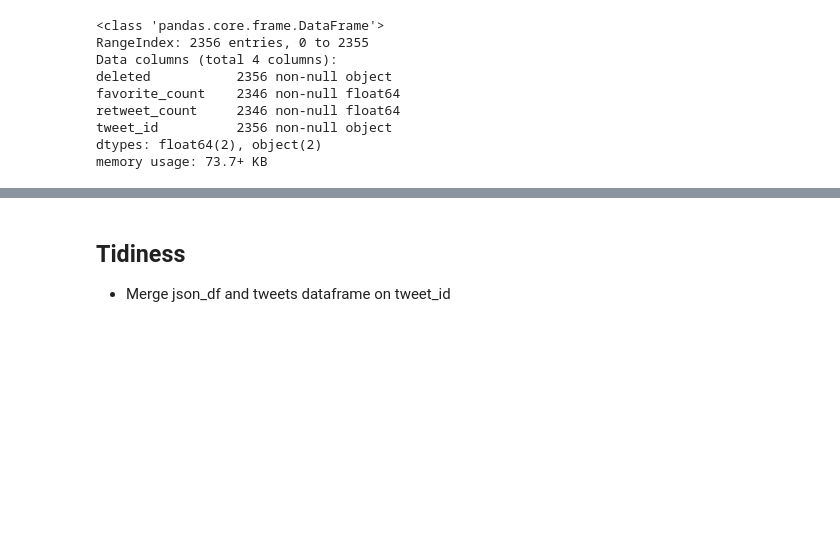
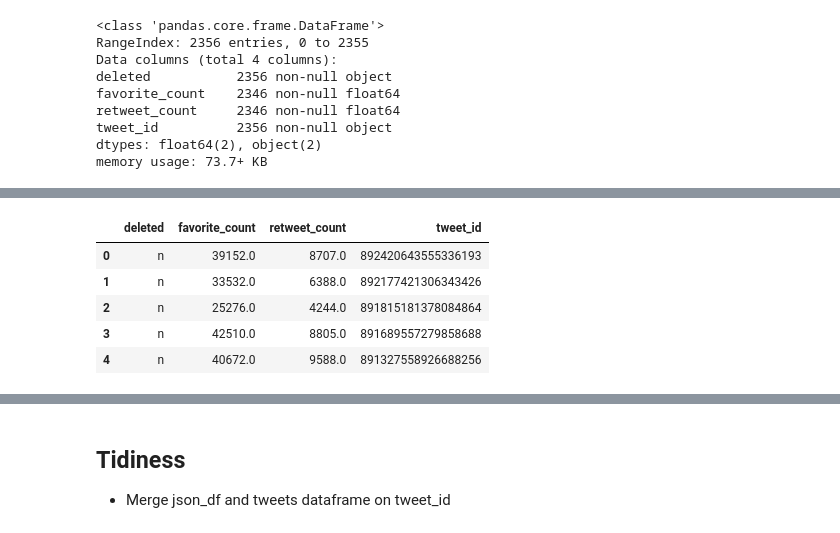
Before and after one commit to john-coletta/pupper-project, a Jupyter notebook: wrangle_act.ipynb, the cells around one changed output, grey strips where cells are left out. Cells and saved outputs as stored; diff of their text form; code cells hidden in the pictures; blank space fills up the shorter version.

```diff
--- a/wrangle_act.ipynb
+++ b/wrangle_act.ipynb
@@ -191,0 +215,9 @@ tweets.timestamp = pd.to_datetime(tweets.timestamp, infer_datetime_format = True
+# %%
+json_df.head()
+# %% [output]
+|  | deleted | favorite_count | retweet_count | tweet_id |
+| 0 | n | 39152.0 | 8707.0 | 892420643555336193 |
+| 1 | n | 33532.0 | 6388.0 | 892177421306343426 |
+| 2 | n | 25276.0 | 4244.0 | 891815181378084864 |
+| 3 | n | 42510.0 | 8805.0 | 891689557279858688 |
+| 4 | n | 40672.0 | 9588.0 | 891327558926688256 |
```
Also changed, not shown: parts of 30 cells of this notebook.
